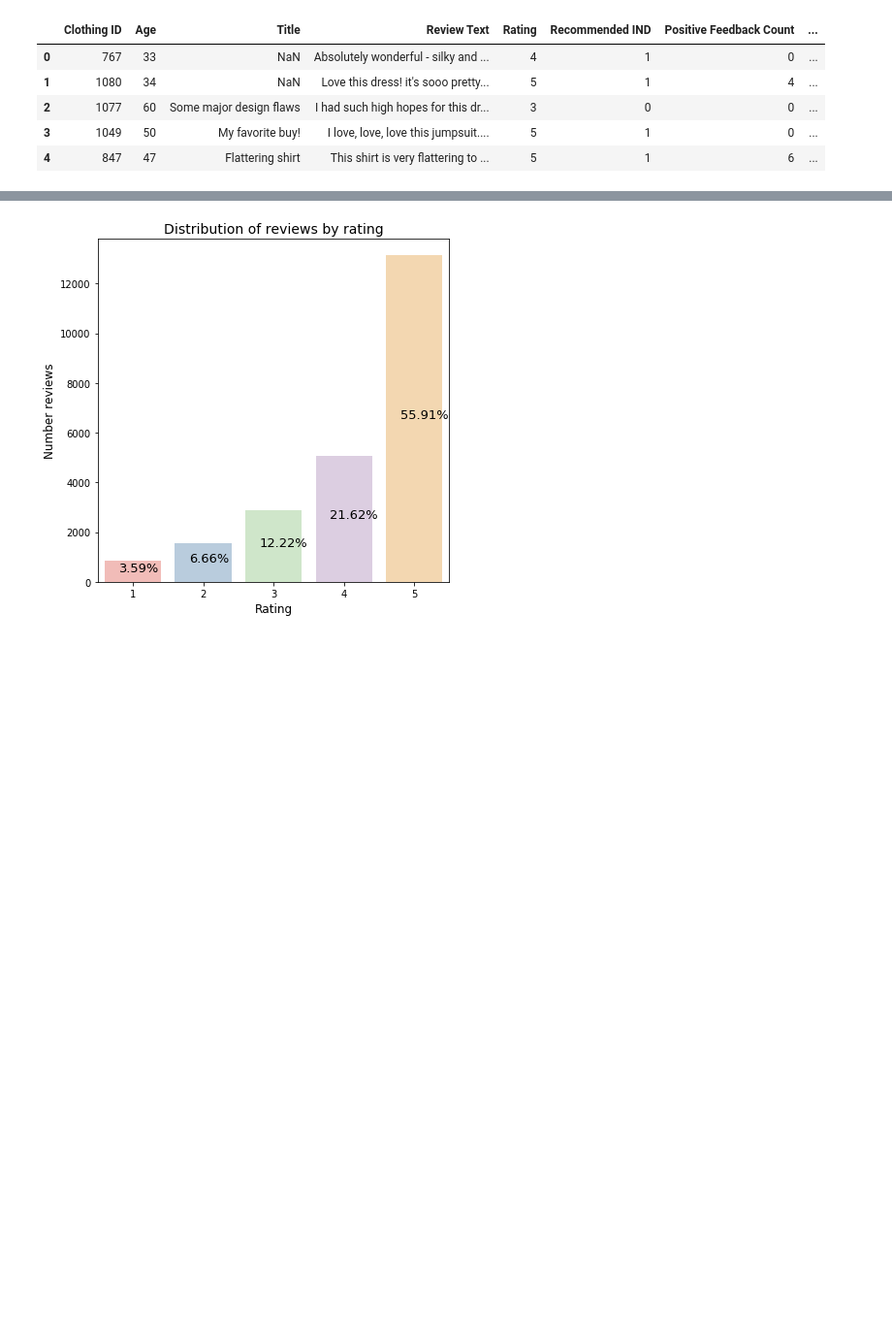
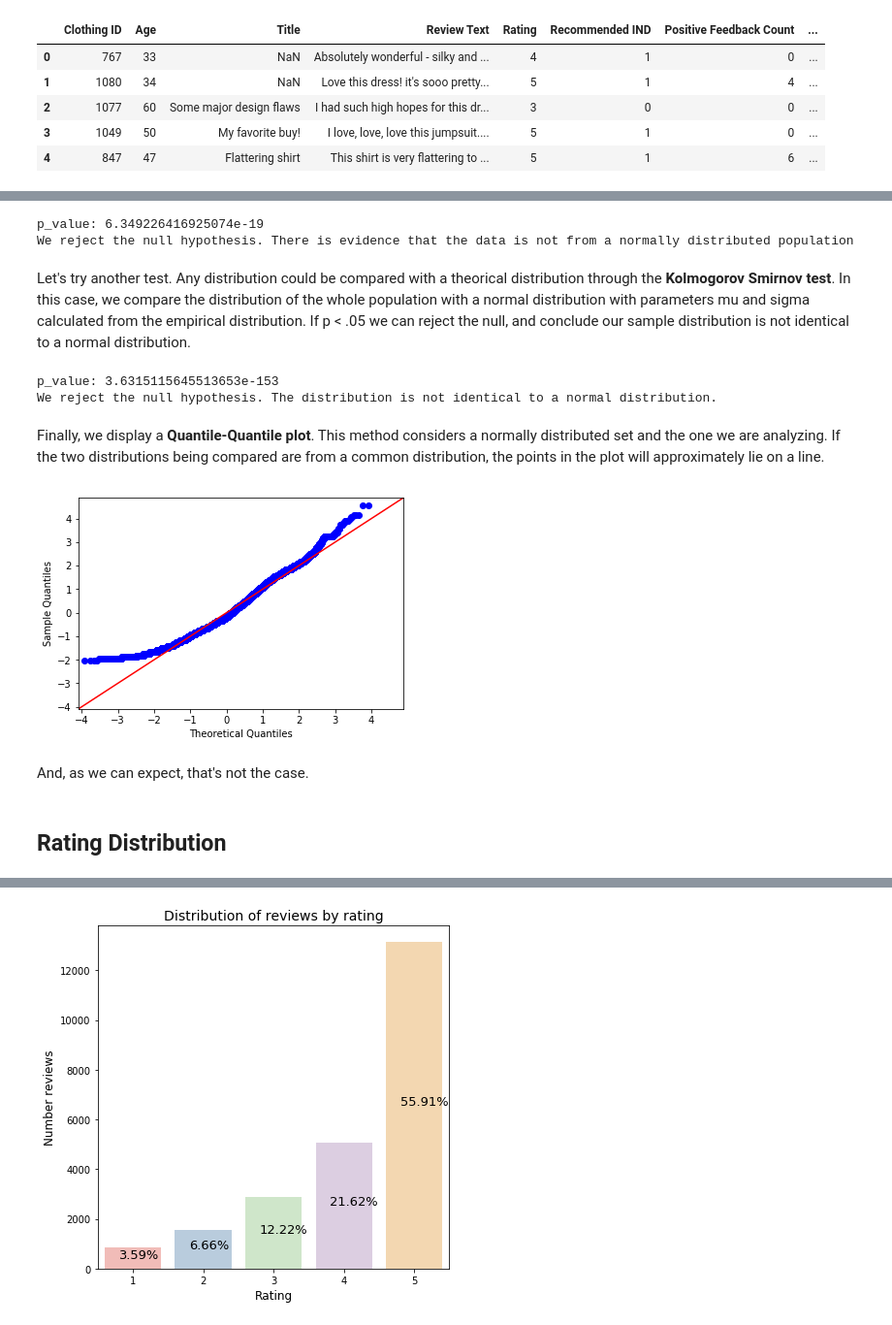
Before and after one commit to Daesparz/Conundrum_17, a Jupyter notebook: Exploratory Data Analysis user reviews.ipynb, the cells around one changed output, grey strips where cells are left out. Shown at 97% size. Saved outputs shown, nothing was run; the diff lists cells and outputs as text; code cells hidden in the pictures; blank space fills up the shorter version.

```diff
--- a/Exploratory Data Analysis user reviews.ipynb
+++ b/Exploratory Data Analysis user reviews.ipynb
@@ -44,3 +73,40 @@ _ = plt.title('Distribution with a kernel density estimate of reviewers age', si
+# %%
+n = 2000
+X = np.random.choice(df_review.Age, n)
+statistic, p_value = scp.stats.shapiro(X)
+print('p_value: {}'.format(p_value))
+if p_value < 0.05:
+    print('We reject the null hypothesis. There is evidence that the data is not from a normally distributed population')
+else:
+    print('We fail to reject the null hypothesis.')
+# %% [output]
+p_value: 6.349226416925074e-19
+We reject the null hypothesis. There is evidence that the data is not from a normally distributed population
+# %% [markdown]
+Let's try another test. Any distribution could be compared with a theorical distribution through the **Kolmogorov Smirnov test**. In this case, we compare the distribution of the whole population with a normal distribution with parameters mu and sigma calculated from the empirical distribution. If p < .05 we can reject the null, and conclude our sample distribution is not identical to a normal distribution.
+# %%
+# Perform test KS test against a normal distribution with mean = 43.198
+# and sd = 12.27
+statistic, p_value = scp.stats.kstest(df_review.Age, 'norm', args=(mean_age, std_age))
+print('p_value: {}'.format(p_value))
+if p_value < 0.05:
+    print('We reject the null hypothesis. The distribution is not identical to a normal distribution.')
+else:
+    print('We fail to reject the null hypothesis.')
+# %% [output]
+p_value: 3.6315115645513653e-153
+We reject the null hypothesis. The distribution is not identical to a normal distribution.
+# %% [markdown]
+Finally, we display a **Quantile-Quantile plot**. This method considers a normally distributed set and the one we are analyzing. If the two distributions being compared are from a common distribution, the points in the plot will approximately lie on a line.
+# %%
+sm.qqplot(df_review.Age, stats.t, fit=True, line="45")
+pylab.show()
+# %% [output]
+[figure, added]
+# %% [markdown]
+And, as we can expect, that's not the case.
+# %% [markdown]
+## Rating Distribution
 # %%
 ratings = df_review.groupby(['Rating']).count()['Clothing ID'].reset_index()
 ratings['percent'] = 100*ratings['Clothing ID']/ratings['Clothing ID'].sum()
```
Also changed, not shown: parts of 17 cells of this notebook.
